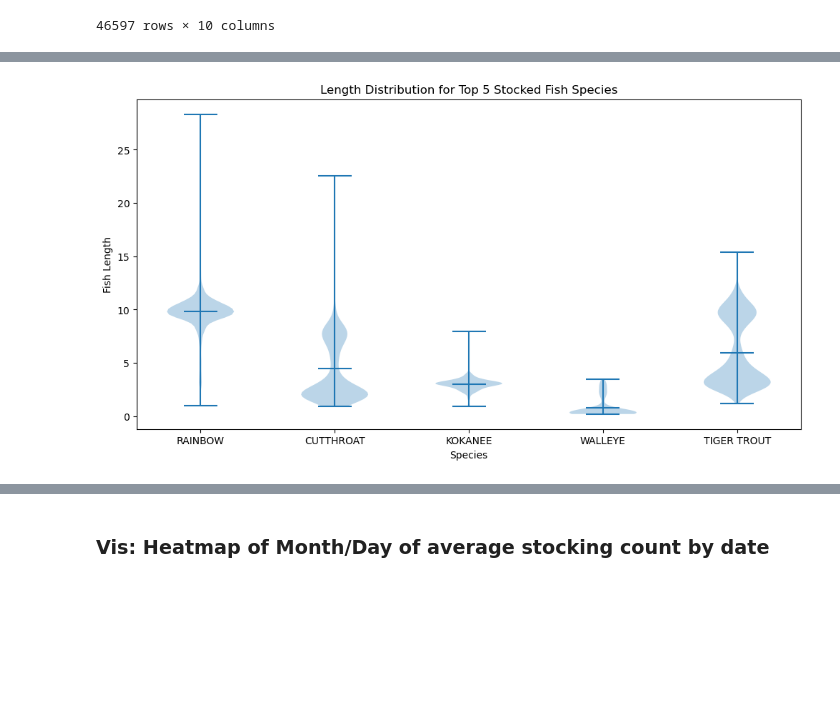
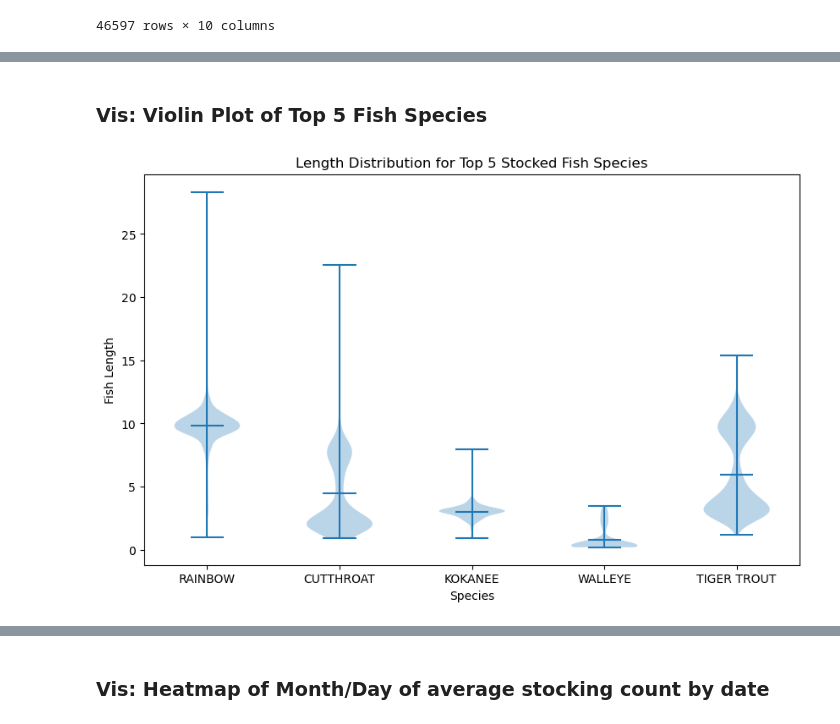
Before and after one commit to Daxton-Furniss/COMP-5960_Project, a Jupyter notebook: exploratory_notebook_draft.ipynb, the cells around one changed output, grey strips where cells are left out. Saved outputs shown, nothing was run; the diff lists cells and outputs as text; code cells hidden in the pictures; blank space fills up the shorter version.

```diff
--- a/exploratory_notebook_draft.ipynb
+++ b/exploratory_notebook_draft.ipynb
@@ -210,15 +337,16 @@ bar_chart
+# %% [markdown]
+### Vis: Violin Plot of Top 5 Fish Species
 # %%
-# Vis: Violin Plot
 
 species_filter = ['RAINBOW', 'CUTTHROAT', 'KOKANEE', 'WALLEYE', 'TIGER TROUT']
 filtered_data = fish_stock_data[fish_stock_data['Species'].isin(species_filter)]
 
-plt.figure(figsize=(12, 6))
+plt.figure(figsize=(10, 6))
 plt.violinplot([filtered_data[filtered_data['Species'] == species]['Average Length'] for species in species_filter], showmeans=True)
 plt.title('Length Distribution for Top 5 Stocked Fish Species')
 plt.xlabel('Species')
 plt.ylabel('Fish Length')
 plt.xticks(ticks=range(1, len(species_filter) + 1), labels=species_filter)
 plt.show()
 # %% [output]
-[figure, old version]
+[figure, new version]
```
Also changed, not shown: parts of 12 cells of this notebook.
